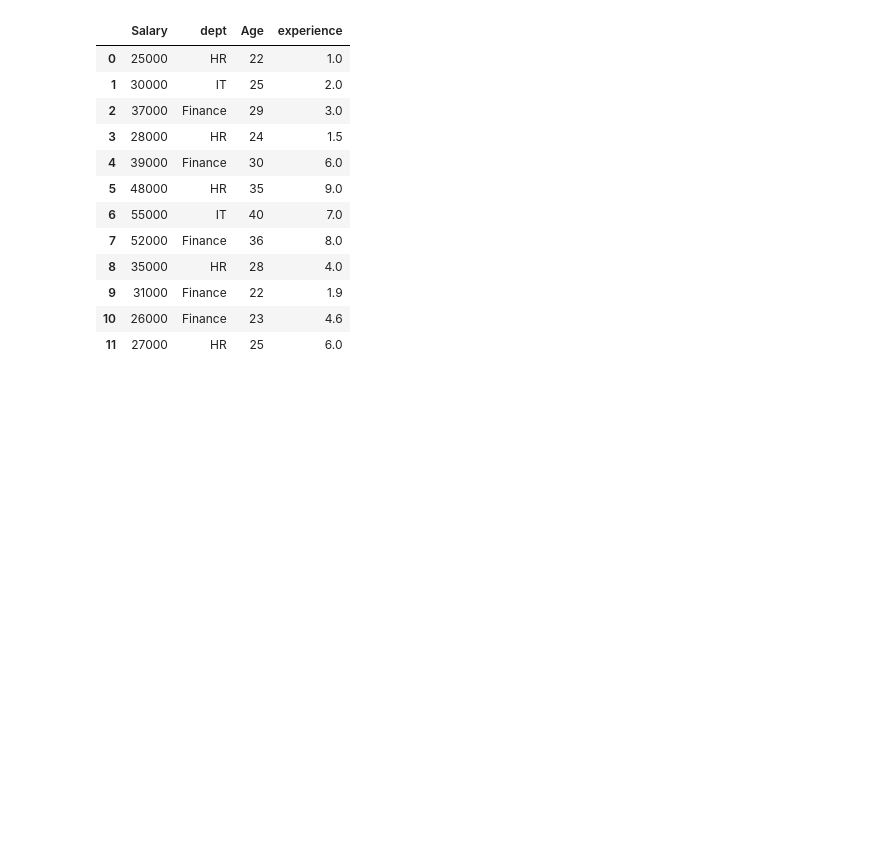
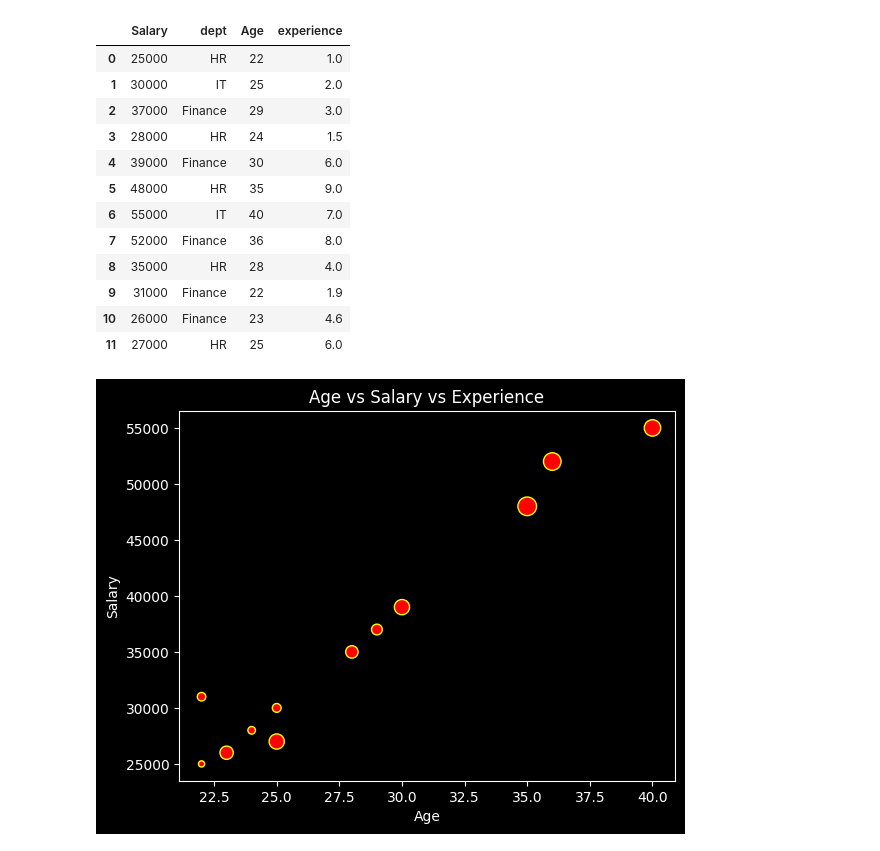
Before and after one commit to KasavRushikesh09/Python_Programs, a Jupyter notebook: matplotlib/practice.ipynb, the cells around one changed output. Drawn from its saved outputs; the diff is of its cells as text; code cells hidden in the pictures; blank space fills up the shorter version.

```diff
--- a/matplotlib/practice.ipynb
+++ b/matplotlib/practice.ipynb
@@ -268,3 +269,12 @@ df
 | 9 | 31000 | Finance | 22 | 1.9 |
 | 10 | 26000 | Finance | 23 | 4.6 |
 | 11 | 27000 | HR | 25 | 6.0 |
+# %%
+#Bubble plot:
+plt.scatter(df['Age'],df['Salary'],s=df["experience"]*20, color="red", edgecolor= "yellow")
+plt.title("Age vs Salary vs Experience")
+plt.xlabel("Age")
+plt.ylabel("Salary")
+plt.show()
+# %% [output]
+[figure, added]
```
Also changed, not shown: parts of 11 cells of this notebook, 1 other file.
